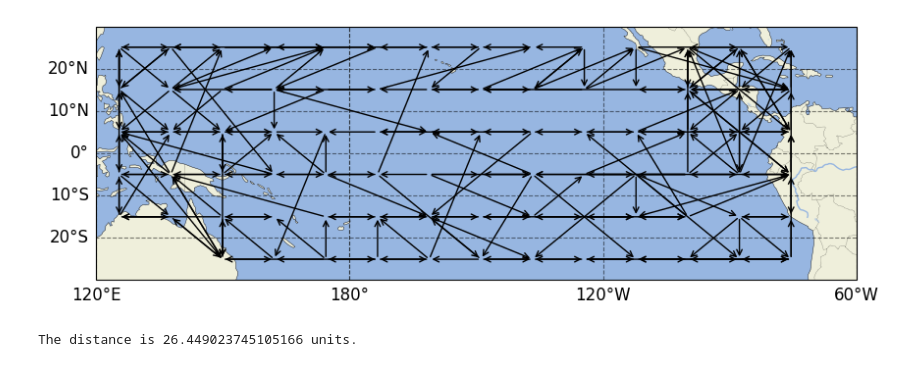
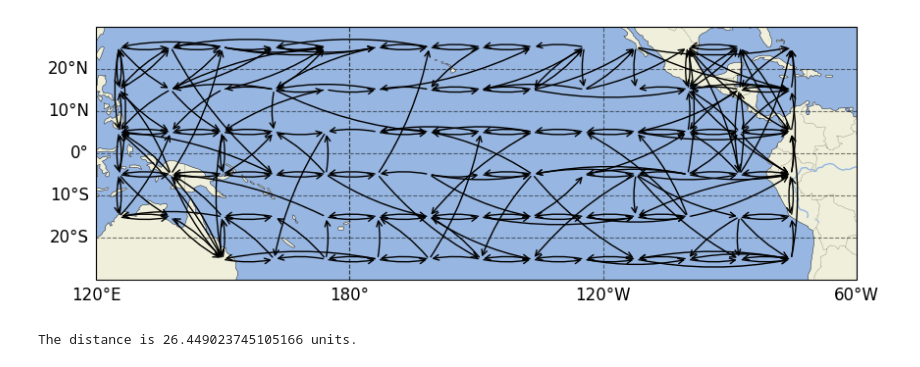
Before and after one commit to MinghaoFu/climate-project, a Jupyter notebook: LinGau/test_downscale_CESM2.ipynb, the cells around one changed output. Drawn from its saved outputs; the diff is of its cells as text; code cells hidden in the pictures.

```diff
--- a/LinGau/test_downscale_CESM2.ipynb
+++ b/LinGau/test_downscale_CESM2.ipynb
@@ -197,35 +196,35 @@ def offset_path(start, end, offset):
     mid_lat = (start_lat + end_lat) / 2 + offset
     return [(start_lon, start_lat), (mid_lon, mid_lat), (end_lon, end_lat)]
 
 # 根据邻接矩阵绘制因果连接
 offset = 0.5  # 偏移量
 
 for i in range(len(B_init)):
     for j in range(len(B_init)):
         if B_init[i, j] != 0:
             point1 = coords[i]
             point2 = coords[j]
             # 处理跨越日期变更线的情况
             # if abs(point1[1] - point2[1]) > 180:
             #     if point1[1] > point2[1]:
             #         point2 = (point2[0], point2[1] + 360)
             #     else:
             #         point1 = (point1[0], point1[1] + 360)
             path = offset_path(point1, point2, offset * (i + j))
             xs, ys = zip(*path)
             ax.plot(xs, ys, color='red', linewidth=1, transform=ccrs.PlateCarree())
             ax.annotate('', xy=(point2[1], point2[0]), xytext=(point1[1], point1[0]),
-                        arrowprops=dict(facecolor='red', arrowstyle='->', lw=1, connectionstyle="arc3"),
+                        arrowprops=dict(facecolor='red', arrowstyle='->', lw=1, connectionstyle="arc3,rad=0.1"),
                         transform=ccrs.PlateCarree())
 
 
 for lat, lon in coords:
     ax.annotate('', xy=(lon - 180, lat), xytext=(lon - 180, lat),
                             arrowprops=dict(facecolor='red', arrowstyle='->', lw=1))
 ax.set_extent([120, 300, -30, 30], crs=ccrs.PlateCarree())
 plt.savefig(os.path.join(save_test_dir, 'LinRegInit.pdf'), format='pdf', bbox_inches='tight')
 # %% [output]
-[figure, old version]
+[figure, new version]
 # %%
 import math
 
```
Also changed, not shown: parts of 1 cell of this notebook, 31 other files.
